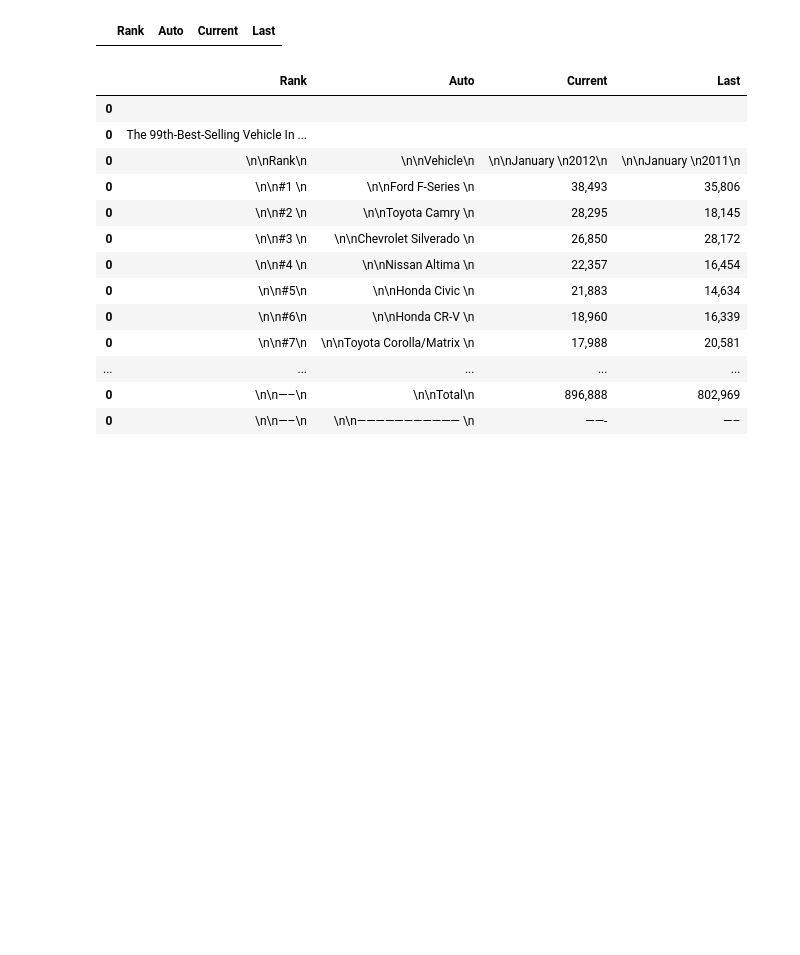
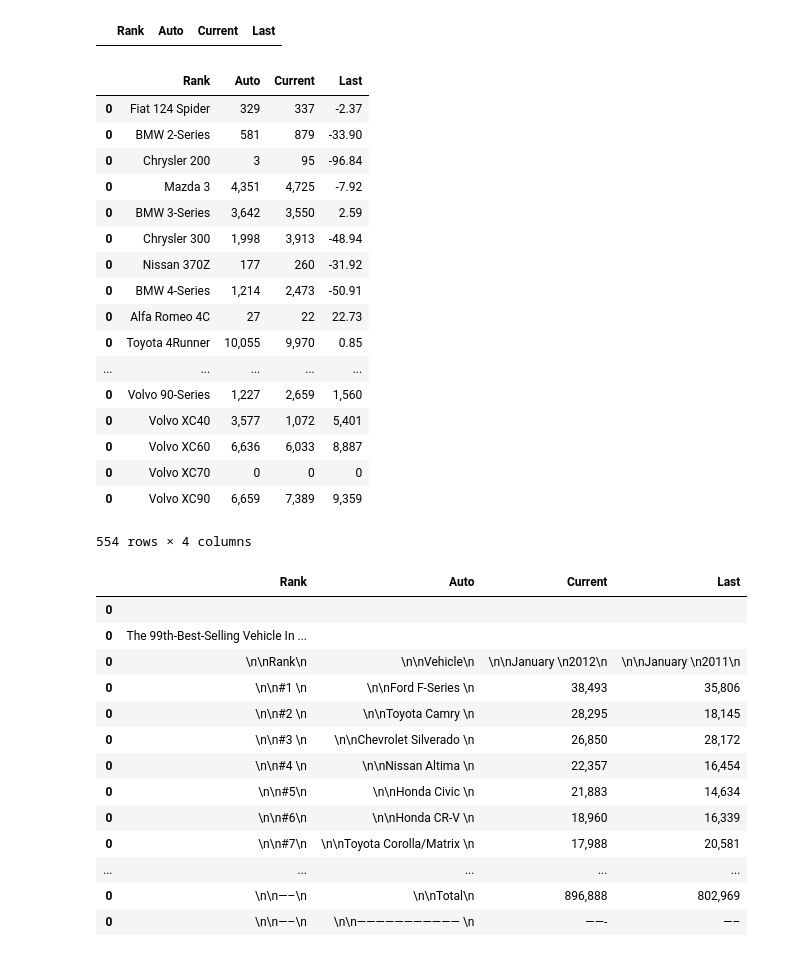
Before and after one commit to evanavaughan/auto_sales_prediction, a Jupyter notebook: multiple_table_scraper.ipynb, the cells around one changed output. Saved outputs shown, nothing was run; the diff lists cells and outputs as text; code cells hidden in the pictures; blank space fills up the shorter version.

```diff
--- a/multiple_table_scraper.ipynb
+++ b/multiple_table_scraper.ipynb
@@ -2,8 +2,11 @@
 from scraper_non_obj_oriented import *
 # %%
 site_with_2_tables = 'http://www.goodcarbadcar.net/2012/03/us-best-selling-autos-january-2012/#more'
+# %%
+site2 = 'http://www.goodcarbadcar.net/2019/05/april-2019-the-best-selling-vehicles-in-america-every-vehicle-ranked/'
 # %%
 soup = request(site_with_2_tables)
+soup2 = request(site2)
 # %%
 def get_two_tables(soup):
     table = soup.findAll('tbody')
@@ -96,3 +99,5 @@ def make_dataframe(soup):
     return df
 # %%
 x = make_dataframe(soup)
+# %%
+two = make_dataframe(soup2)
@@ -99,3 +108,24 @@ x = make_dataframe(soup)
+# %%
+two
+# %% [output]
+|  | Rank | Auto | Current | Last |
+| 0 | Fiat 124 Spider | 329 | 337 | -2.37 |
+| 0 | BMW 2-Series | 581 | 879 | -33.90 |
+| 0 | Chrysler 200 | 3 | 95 | -96.84 |
+| 0 | Mazda 3 | 4,351 | 4,725 | -7.92 |
+| 0 | BMW 3-Series | 3,642 | 3,550 | 2.59 |
+| 0 | Chrysler 300 | 1,998 | 3,913 | -48.94 |
+| 0 | Nissan 370Z | 177 | 260 | -31.92 |
+| 0 | BMW 4-Series | 1,214 | 2,473 | -50.91 |
+| 0 | Alfa Romeo 4C | 27 | 22 | 22.73 |
+| 0 | Toyota 4Runner | 10,055 | 9,970 | 0.85 |
+| ... | ... | ... | ... | ... |
+| 0 | Volvo 90-Series | 1,227 | 2,659 | 1,560 |
+| 0 | Volvo XC40 | 3,577 | 1,072 | 5,401 |
+| 0 | Volvo XC60 | 6,636 | 6,033 | 8,887 |
+| 0 | Volvo XC70 | 0 | 0 | 0 |
+| 0 | Volvo XC90 | 6,659 | 7,389 | 9,359 |
+554 rows × 4 columns
 # %%
 x
 # %% [output]
```
Also changed, not shown: parts of 14 cells of this notebook, 3 other files.
